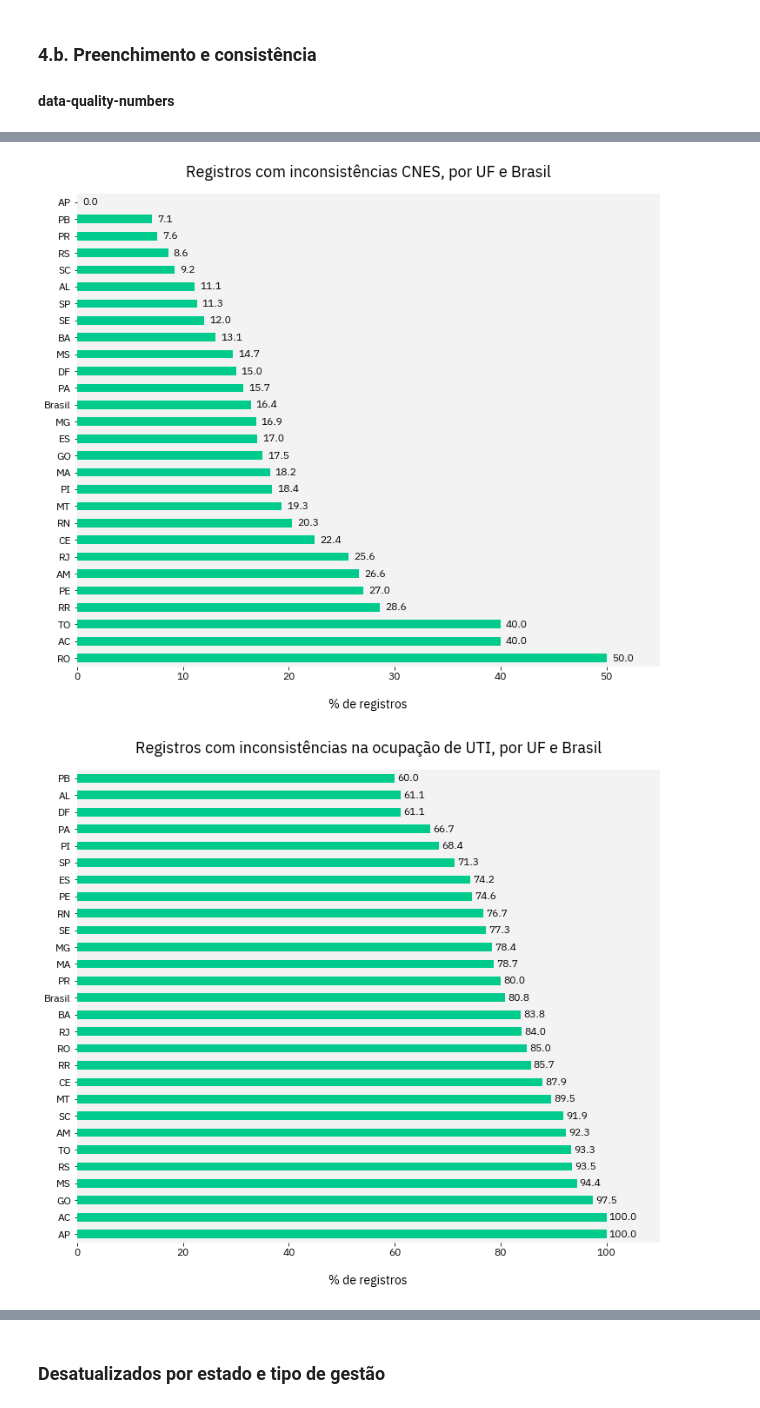
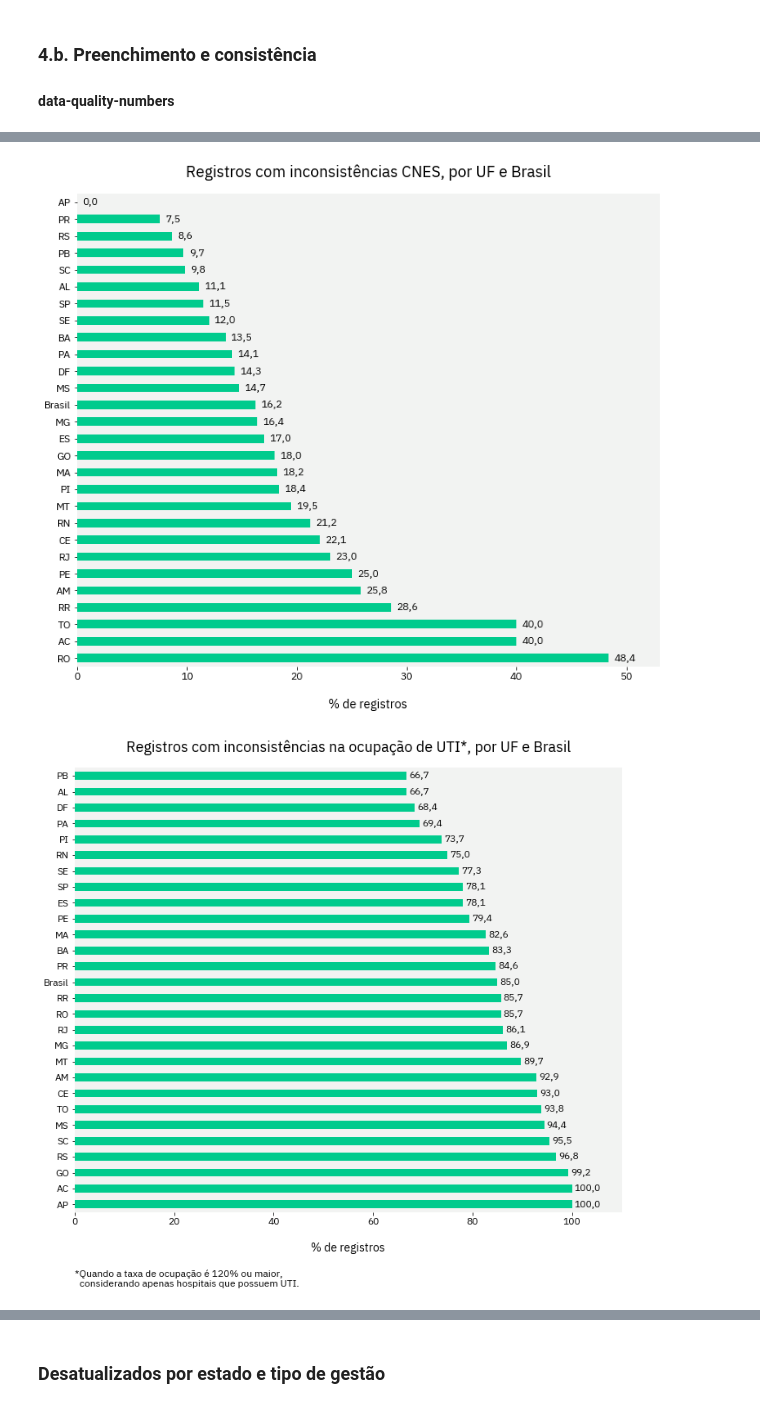
Before and after one commit to okfn-brasil/transparencia-leitos-covid-analise, a Jupyter notebook: Analysis.ipynb, the cells around one changed output, grey strips where cells are left out. Saved outputs shown, nothing was run; the diff lists cells and outputs as text; code cells hidden in the pictures.

```diff
--- a/Analysis.ipynb
+++ b/Analysis.ipynb
@@ -106,2 +63,0 @@ Tem alguma vaga ou ocupação de UTI, Hosp ou SRAG
-# %%
-df['has_uti_proxy'] = np.where(df['totalOfertaUtiAlt'] > 0, True, False)
@@ -110,2 +63,0 @@ df['has_uti_proxy'] = np.where(df['totalOfertaUtiAlt'] > 0, True, False)
-# %%
-df['dataNotificacaoOcupacao'] = pd.to_datetime(df['dataNotificacaoOcupacao'])
@@ -251,2 +66,4 @@ df_hb = df_h.merge(cnes_uti, on='cnes', how='left')
+# %%
+df_hb = preprocess_data(df, UPDATED_DAYS, TS_RUN)
 # %% [markdown]
 ## 4. Análise sobre qualidade dos dados
@@ -253,8 +73,8 @@ df_hb = df_h.merge(cnes_uti, on='cnes', how='left')
 # %%
+# cnes errors
 df_hb['no_cnes_name'] = np.where(df_hb.nomeCnes.isna(), True, False)
 df_hb['no_cnes_code'] = np.where(df_hb.cnes.isna(), True, False)
 df_hb['no_matching_cnes'] = np.where(df_hb.id.isna(), True, False)
-
 cols_cnes = [
     'no_cnes_name',
     'no_matching_cnes',
@@ -262,23 +82,27 @@ cols_cnes = [
 ]
 df_hb['any_cnes_error'] = df_hb[cols_cnes].any(axis='columns')
 
-df_hb['icu_total_ocup_gt_offer'] = np.where((df['totalOcupUti'] > df['totalOfertaUti']) & (df_hb.has_uti_proxy == True), True, False)
-df_hb['icu_hosp_ocup_gt_offer'] = np.where((df['ocupHospUti'] > df['ofertaHospUti']) & (df_hb.has_uti_proxy == True), True, False)
-df_hb['icu_covid_ocup_gt_offer'] = np.where((df['ocupSRAGUti'] > df['ofertaSRAGUti']) & (df_hb.has_uti_proxy == True), True, False)
 
+# outdated errors
 for d in UPDATED_DAYS:
     df_hb[f'not_updated_{d}d'] = np.where(df_hb[f'updated_{d}d'] == True, False, True)
 
 
+# beds occupation errors
+df_hb['icu_total_ocup_gt_offer'] = np.where((df_hb['totalOcupUti'] > df_hb['totalOfertaUti']) & (df_hb.has_uti_proxy == True), True, False)
+df_hb['icu_hosp_ocup_gt_offer'] = np.where((df_hb['ocupHospUti'] > df_hb['ofertaHospUti']) & (df_hb.has_uti_proxy == True), True, False)
+df_hb['icu_covid_ocup_gt_offer'] = np.where((df_hb['ocupSRAGUti'] > df_hb['ofertaSRAGUti']) & (df_hb.has_uti_proxy == True), True, False)
+
+# beds occupation errors - considering a tolerance margin
 tolerance = 1.2
 # icu
-# df_hb['icu_total_ocup_gt_offer_tolerance'] = np.where((df['totalOcupUti'] >= (df['totalOfertaUti'] * tolerance)) & (df_hb.has_uti_proxy == True), True, False)
-df_hb['icu_hosp_ocup_gt_offer_tolerance'] = np.where((df['ocupHospUti'] >= (df['ofertaHospUti'] * tolerance)) & (df_hb.has_uti_proxy == True), True, False)
-df_hb['icu_covid_ocup_gt_offer_tolerance'] = np.where((df['ocupSRAGUti'] >= (df['ofertaSRAGUti'] * tolerance)) & (df_hb.has_uti_proxy == True), True, False)
+# df_hb['icu_total_ocup_gt_offer_tolerance'] = np.where((df_hb['totalOcupUti'] >= (df_hb['totalOfertaUti'] * tolerance)) & (df_hb.has_uti_proxy == True), True, False)
+df_hb['icu_hosp_ocup_gt_offer_tolerance'] = np.where((df_hb['ocupHospUti'] >= (df_hb['ofertaHospUti'] * tolerance)) & (df_hb.has_uti_proxy == True), True, False)
+df_hb['icu_covid_ocup_gt_offer_tolerance'] = np.where((df_hb['ocupSRAGUti'] >= (df_hb['ofertaSRAGUti'] * tolerance)) & (df_hb.has_uti_proxy == True), True, False)
 # non icu
-# df_hb['cli_total_ocup_gt_offer_tolerance'] = np.where((df['totalOcupCli'] >= (df['totalOfertaCli'] * tolerance)) & (df_hb.has_uti_proxy == True), True, False)
-df_hb['cli_hosp_ocup_gt_offer_tolerance'] = np.where((df['ocupHospCli'] >= (df['ofertaHospCli'] * tolerance)) & (df_hb.has_uti_proxy == True), True, False)
-df_hb['cli_covid_ocup_gt_offer_tolerance'] = np.where((df['ocupSRAGCli'] >= (df['ofertaSRAGCli'] * tolerance)) & (df_hb.has_uti_proxy == True), True, False)
+# df_hb['cli_total_ocup_gt_offer_tolerance'] = np.where((df_hb['totalOcupCli'] >= (df_hb['totalOfertaCli'] * tolerance)) & (df_hb.has_uti_proxy == True), True, False)
+df_hb['cli_hosp_ocup_gt_offer_tolerance'] = np.where((df_hb['ocupHospCli'] >= (df_hb['ofertaHospCli'] * tolerance)) & (df_hb.has_uti_proxy == True), True, False)
+df_hb['cli_covid_ocup_gt_offer_tolerance'] = np.where((df_hb['ocupSRAGCli'] >= (df_hb['ofertaSRAGCli'] * tolerance)) & (df_hb.has_uti_proxy == True), True, False)
 
 cols_icu_ocup_tolerance = [
     'icu_hosp_ocup_gt_offer_tolerance',
@@ -292,14 +116,16 @@ cols_all_ocup_tolerance = [
 ] + cols_icu_ocup_tolerance
 df_hb['any_cli_icu_ocup_tolerance_error'] = df_hb[cols_all_ocup_tolerance].any(axis='columns')
 
-df_hb['bad_state_code'] = np.where(df_hb['estadoSigla_original'].str.islower(), True, False)
 
+# df_hb['bad_state_code'] = np.where(df_hb['estadoSigla_original'].str.islower(), True, False)
+
+
+# considering any of these errors
 cols_any_error = [
     'any_cnes_error',
     'any_cli_icu_ocup_tolerance_error',
     'any_icu_ocup_tolerance_error',
-    'not_updated_2d',
-#     'bad_state_code',
+    f'not_updated_{str(MAIN_DAYS)}d',
 ]
 df_hb['any_error'] = df_hb[cols_any_error].any(axis='columns')
 # %% [markdown]
@@ -417,34 +244,36 @@ cols_order = [
 xticklabels = [
     'Inconsistência com\ndados CNES',
     'Inconsistência na\n ocupação leitos UTI*',
     f'Desatualizado\n{str(MAIN_DAYS)} dias ou mais',
     'Qualquer tipo\nde erro',
 ]
 # check['any_error'] = round(1 - check['any_error'], 2)
 
 plot_barh(check, 'any_cnes_error', round_pct=True, ascending=True,
          title='Registros com inconsistências CNES, por UF e Brasil',
          xlabel='% de registros',
          figsize=(12,10),
          file_name='inconsistencia_cnes'
          )
 
 plot_barh(check, 'any_icu_ocup_tolerance_error', round_pct=True, ascending=True,
-         title='Registros com inconsistências na ocupação de UTI, por UF e Brasil',
+         title='Registros com inconsistências na ocupação de UTI*, por UF e Brasil',
          xlabel='% de registros',
          figsize=(12,10),
+         legend=f'*Quando a taxa de ocupação é {str(int(tolerance * 100))}% ou maior,\n  considerando apenas hospitais que possuem UTI.',
+         legend_y=-0.15,
          file_name='inconsistencia_uti'
          )
 
 plot_heatmap(check.sort_values('any_error'), cols_order, round_pct=True,
             xticklabels=xticklabels, cols_order=cols_order,
-            title='Percentual dos hospitais com problemas de qualidade dos dados de leitos, por UF e Brasil',
+            title='Percentual dos hospitais com problemas de qualidade dos dados, por UF e Brasil',
             xlabel='% de registros com problemas de qualidade de dados',
             file_name='ranking_qualidade_tabela',
             legend=f'*Quando a taxa de ocupação é {str(int(tolerance * 100))}% ou maior,\n  considerando apenas hospitais que possuem UTI.',
             legend_y=-0.15,
             figsize=(12,12)
             )
 # %% [output]
-[figure, old version]
+[figure, new version]
-[figure, old version]
+[figure, new version]
```
Also changed, not shown: parts of 64 cells of this notebook, 18 other files.
